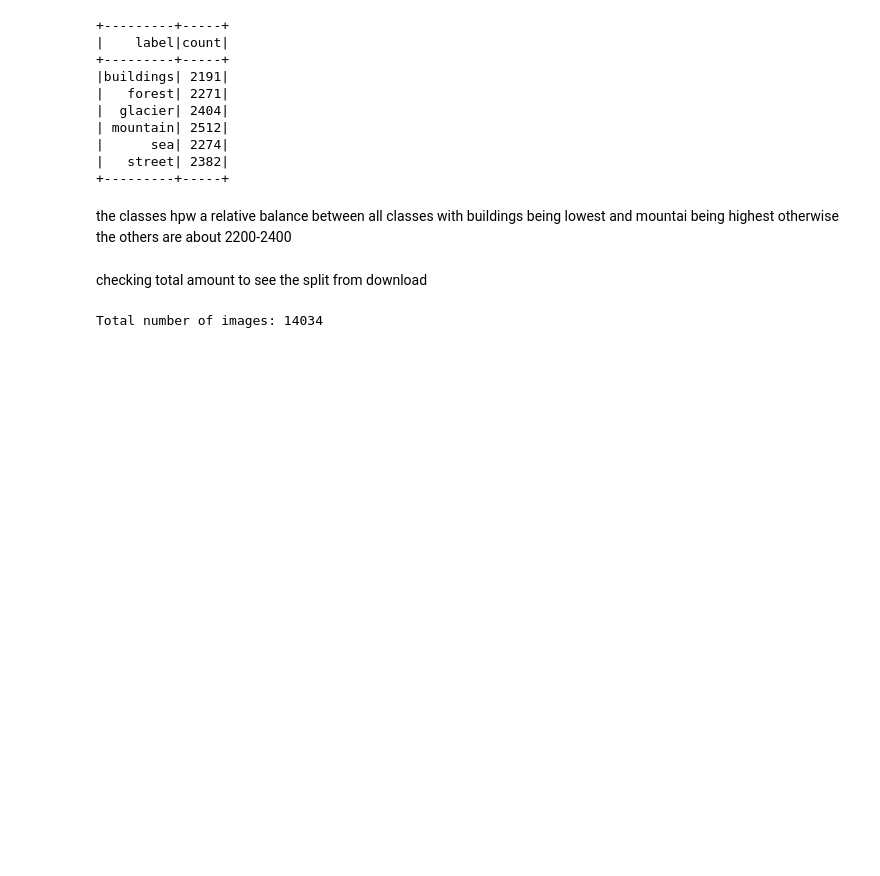
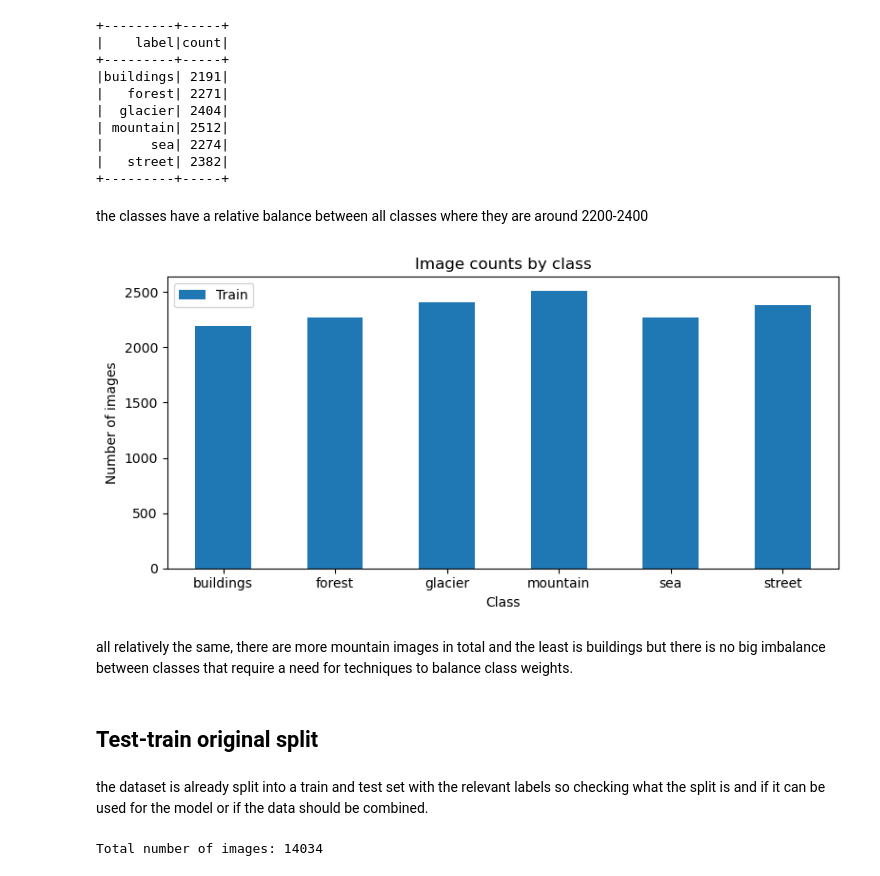
Before and after one commit to EMWCCN/pdan8412-2026-poe-part-3-convolutional-neural-networks-cnn-st10355869, a Jupyter notebook: PDAN8412 P3.ipynb, the cells around one changed output. Cells and saved outputs as stored; diff of their text form; code cells hidden in the pictures; blank space fills up the shorter version.

```diff
--- a/PDAN8412 P3.ipynb
+++ b/PDAN8412 P3.ipynb
@@ -99,7 +123,32 @@ image_df.groupBy("label").count().orderBy("label").show()
 |   street| 2382|
 +---------+-----+
 # %% [markdown]
-the classes hpw a relative balance between all classes with buildings being lowest and mountai being highest otherwise the others are about 2200-2400
+the classes have a relative balance between all classes where they are around 2200-2400
-# %% [markdown]
-checking total amount to see the split from download
+# %%
+
+#create a count in spark and convert to pandas for plotting
+train_counts = (
+    image_df_train.groupBy("label").count()
+    .withColumnRenamed("count", "Train")
+    .orderBy("label")
+    .toPandas()
+    .set_index("label")
+)
+ax = train_counts.plot(kind="bar", figsize=(8, 4))
+ax.set_title("Image counts by class")
+ax.set_xlabel("Class")
+ax.set_ylabel("Number of images")
+ax.tick_params(axis="x", rotation=0)
+
+
+plt.tight_layout()
+plt.show()
+# %% [output]
+[figure, added]
+# %% [markdown]
+all relatively the same, there are more mountain images in total and the least is buildings but there is no big imbalance between classes that require a need for techniques to balance class weights.
+# %% [markdown]
+## Test-train original split
+# %% [markdown]
+the dataset is already split into a train and test set with the relevant labels so checking what the split is and if it can be used for the model or if the data should be combined.
 # %%
```
Also changed, not shown: parts of 30 cells of this notebook.
